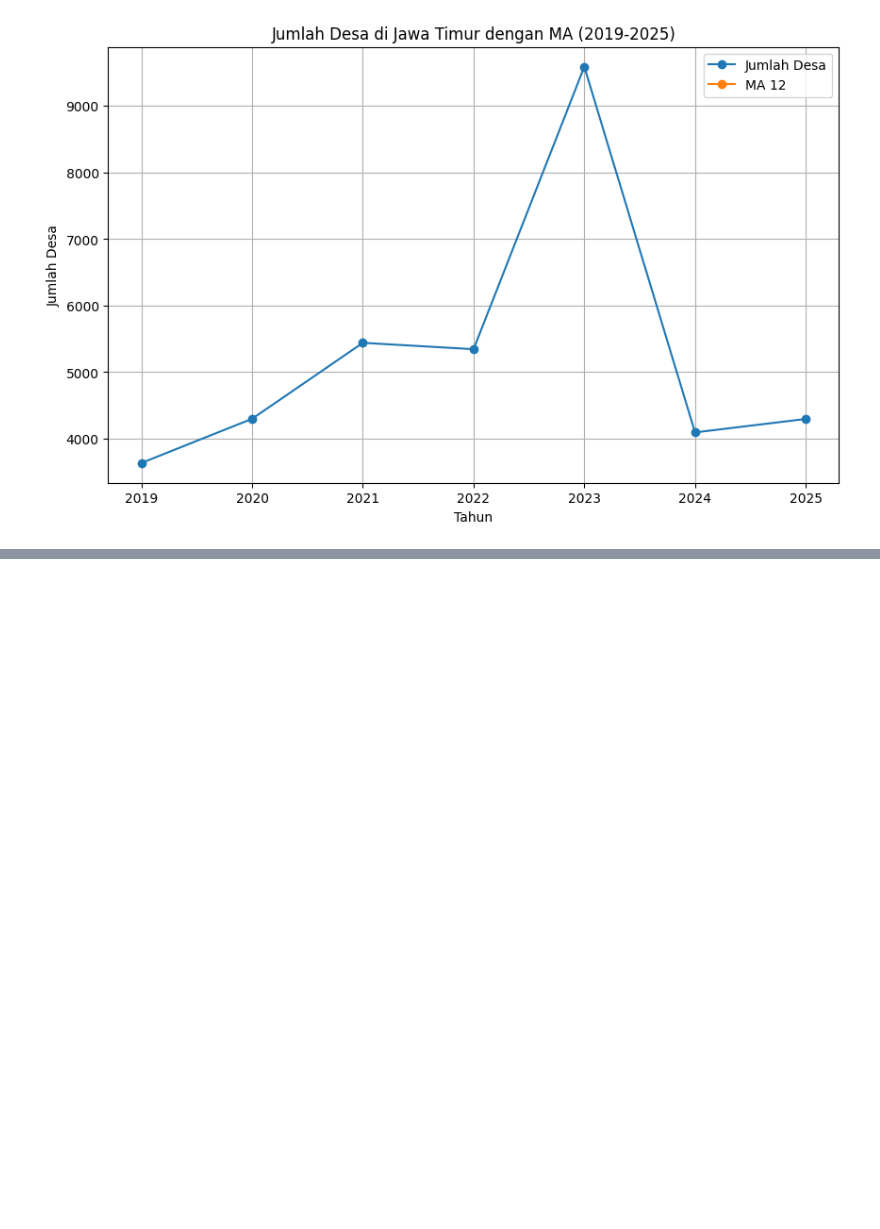
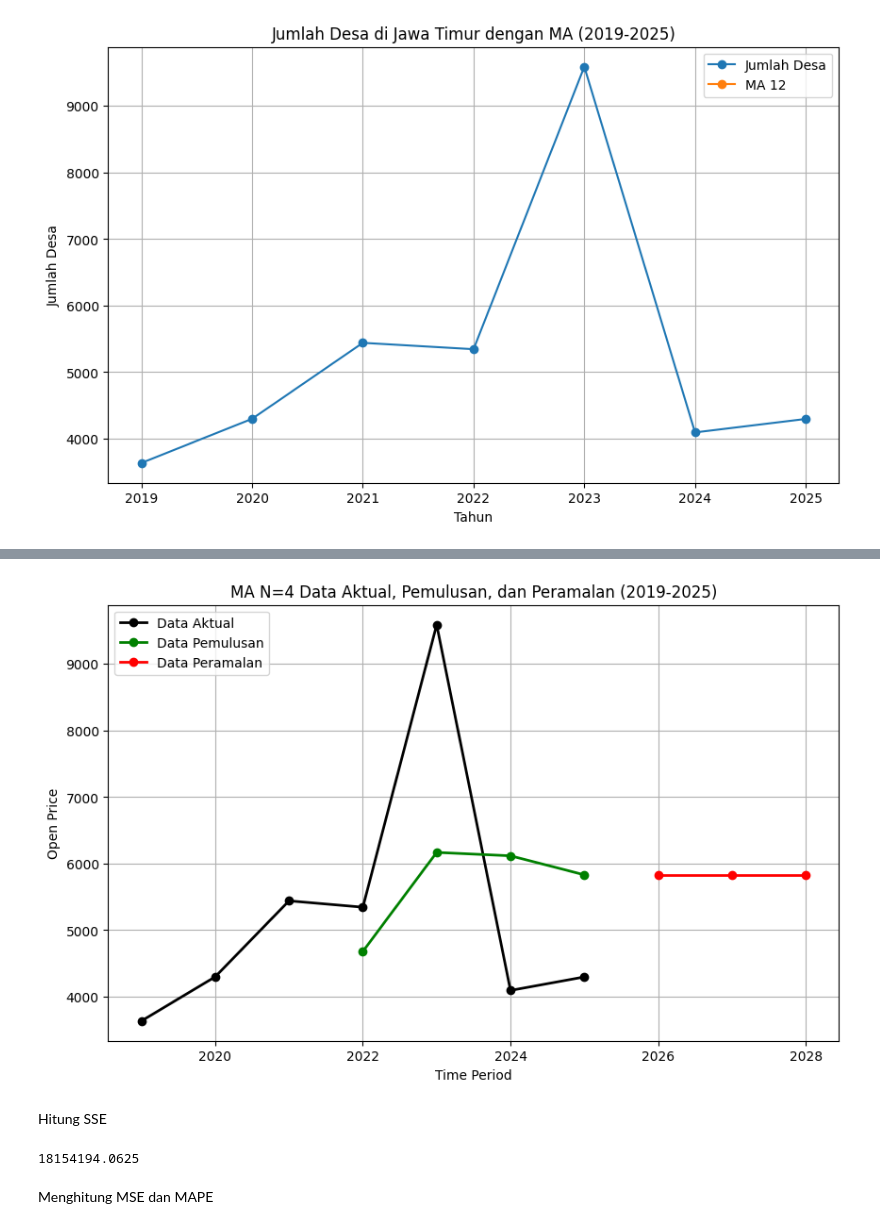
Before and after one commit to yowxy/Forecasting-Village-Population-in-East-Java-, a Jupyter notebook: index.ipynb, the cells around one changed output, grey strips where cells are left out. Drawn from its saved outputs; the diff is of its cells as text; code cells hidden in the pictures; blank space fills up the shorter version.

Commit message:
feat: combine forecast,act,ma and calculate MSE,SSE,MAPE

```diff
--- a/index.ipynb
+++ b/index.ipynb
@@ -250,0 +241,10 @@ plt.show()
+# %%
+ts['ma4'] = ts['jumlah'].rolling(window=4).mean()
+ts['ma6'] = ts['jumlah'].rolling(window=6).mean()
+ts['ma12'] = ts['jumlah'].rolling(window=12).mean()
+
+
+# data_ramal = np.concatenate([ts['jumlah'], [ts['ma4'].iloc[-1]], [ts['ma6'].iloc[-1]], [ts['ma12'].iloc[-1]]])
+
+data_ramal = ts['ma4']
+data_ramal
@@ -250,0 +303,59 @@ plt.show()
+# %%
+import numpy as np
+import matplotlib.pyplot as plt
+
+# MA4
+data_ma = ts['jumlah'].rolling(window=4).mean()
+
+# forecast 3 periode
+forecast = [data_ma.iloc[-1]] * 3
+
+# tahun forecast
+tahun_ramal = [2026, 2027, 2028]
+
+plt.figure(figsize=(10,6))
+
+# data aktual
+plt.plot(ts['tahun'], ts['jumlah'],
+         marker='o',
+         color='black',
+         linewidth=2,
+         label='Data Aktual')
+
+# data pemulusan
+plt.plot(ts['tahun'], data_ma,
+         marker='o',
+         color='green',
+         linewidth=2,
+         label='Data Pemulusan')
+
+# data ramalan
+plt.plot(tahun_ramal, forecast,
+         marker='o',
+         color='red',
+         linewidth=2,
+         label='Data Peramalan')
+
+plt.title('MA N=4 Data Aktual, Pemulusan, dan Peramalan (2019-2025)')
+plt.xlabel('Time Period')
+plt.ylabel('Open Price')
+
+plt.legend(loc='upper left')
+plt.grid(True)
+
+plt.show()
+# %% [output]
+[figure, added]
+# %% [markdown]
+Hitung SSE
+# %%
+import numpy as np
+
+# error
+error = ts['jumlah'] - data_ramal[:len(ts['jumlah'])]
+SSE = np.sum(error[4:] ** 2)
+print(SSE)
+# %% [output]
+18154194.0625
+# %% [markdown]
+Menghitung MSE dan MAPE
```
Also changed, not shown: parts of 10 cells of this notebook.
